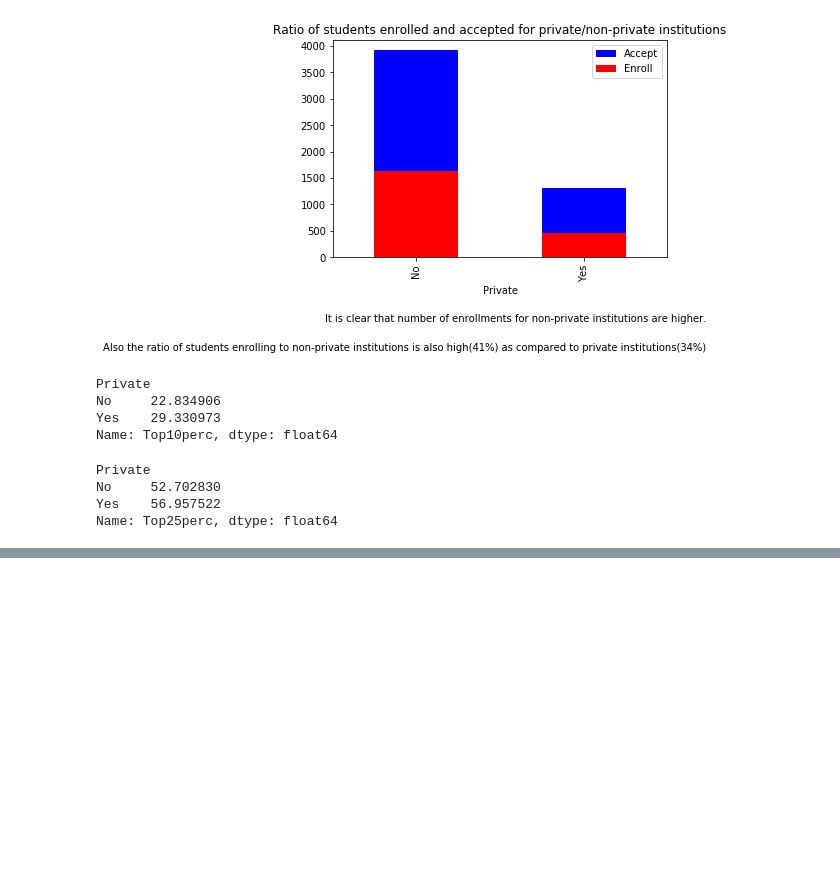
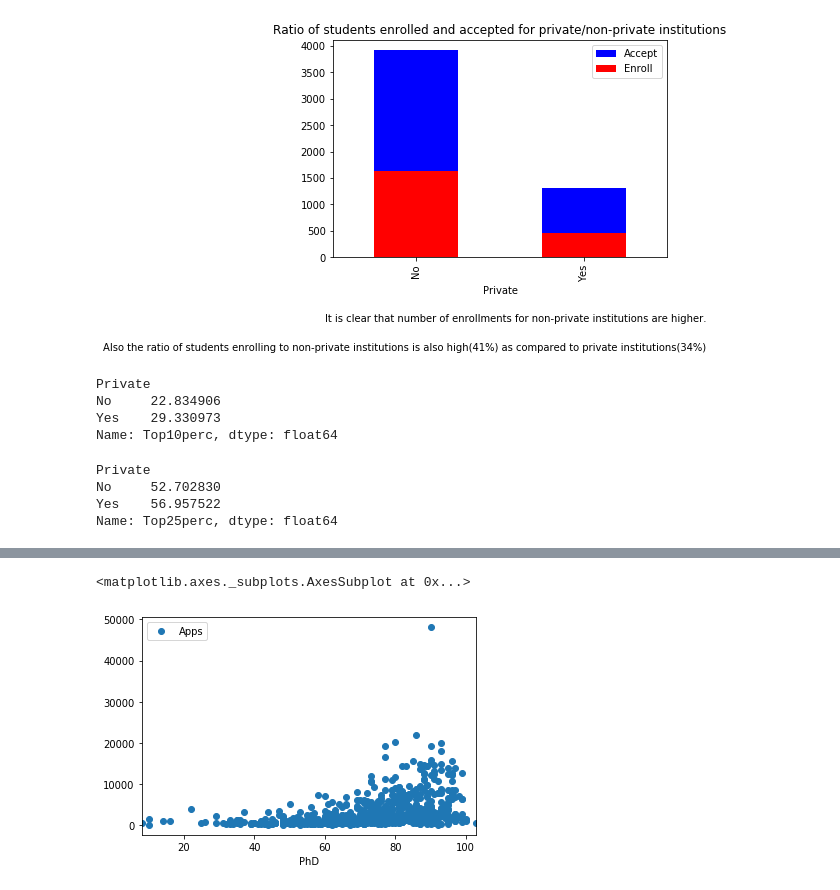
Before and after one commit to Sufi737/Introduction-to-statistical-learning-exercises, a Jupyter notebook: Exercise 2.8 (College data set).ipynb, the cells around one changed output, grey strips where cells are left out. Saved outputs shown, nothing was run; the diff lists cells and outputs as text; code cells hidden in the pictures; blank space fills up the shorter version.

```diff
--- a/Exercise 2.8 (College data set).ipynb
+++ b/Exercise 2.8 (College data set).ipynb
@@ -221,0 +242,8 @@ Name: Top25perc, dtype: float64
+# %%
+#there is no definite relationship between costs and the number of applications for a college
+
+#finding relationship of applications with other attributes
+df.plot(x='PhD',y='Apps',style='o')
+# %% [output]
+<matplotlib.axes._subplots.AxesSubplot at 0x...>
+[figure, added]
```
Also changed, not shown: parts of 3 cells of this notebook.
